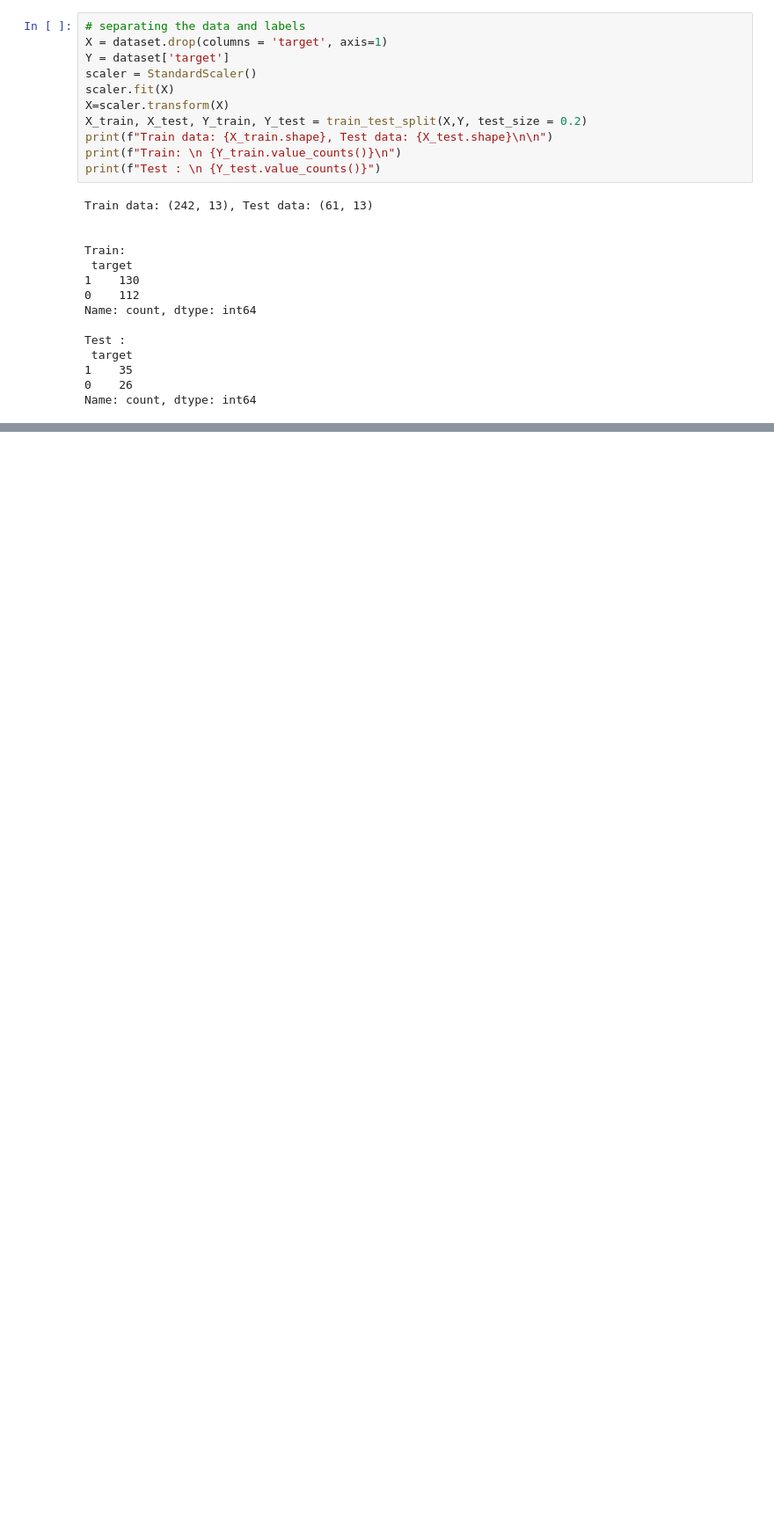
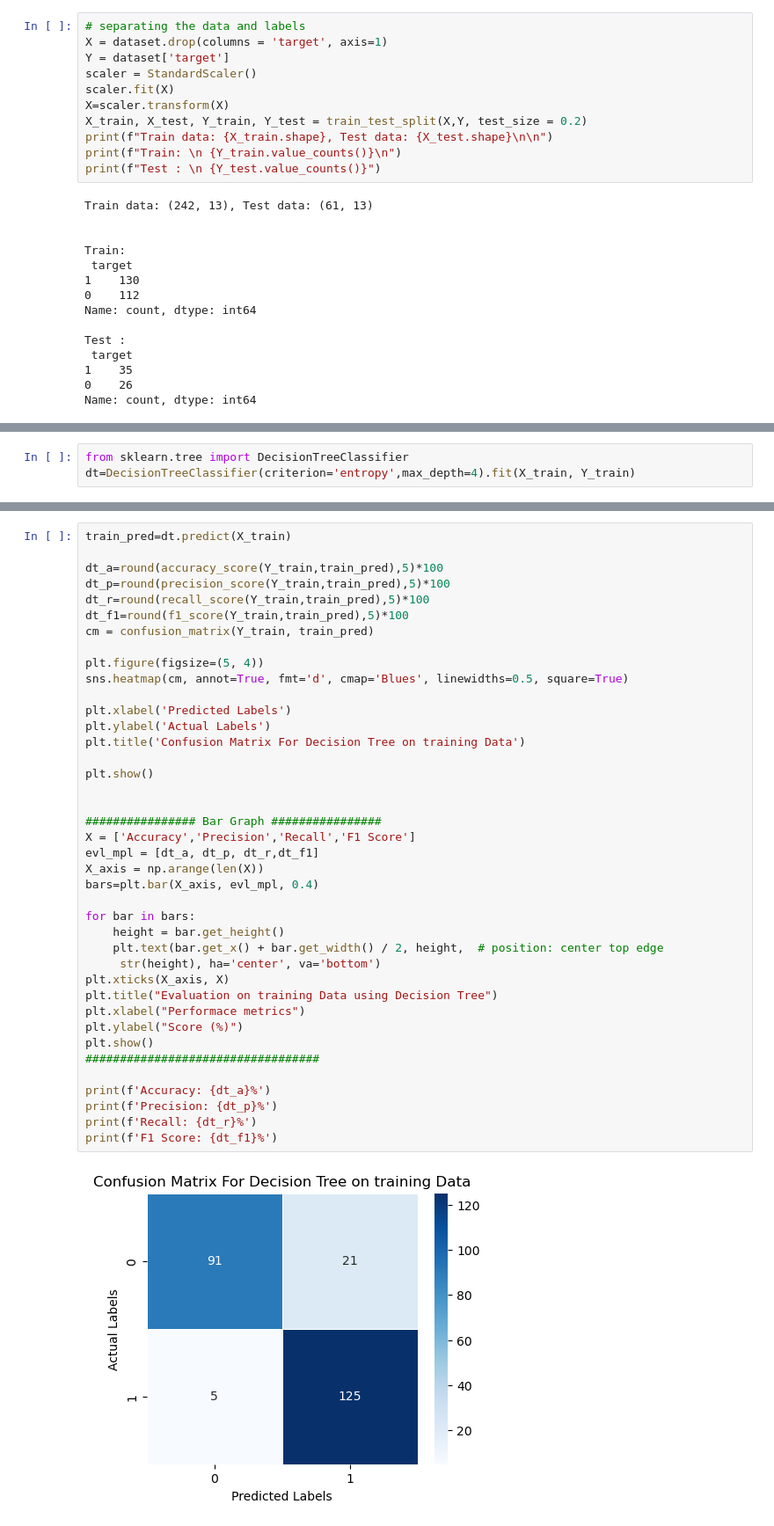
Before and after one commit to Dharmendrathapa3/Heart-Disease, a Jupyter notebook: Heart_Disease.ipynb, the cells around one changed output, grey strips where cells are left out. Shown at 88% size. Cells and saved outputs as stored; diff of their text form; blank space fills up the shorter version.

Commit message:
Applying Decision Tree

```diff
--- a/Heart_Disease.ipynb
+++ b/Heart_Disease.ipynb
@@ -77,0 +80,3 @@ Name: count, dtype: int64
+# %%
+from sklearn.tree import DecisionTreeClassifier
+dt=DecisionTreeClassifier(criterion='entropy',max_depth=4).fit(X_train, Y_train)
@@ -77,0 +85,42 @@ Name: count, dtype: int64
+# %%
+train_pred=dt.predict(X_train)
+
+dt_a=round(accuracy_score(Y_train,train_pred),5)*100
+dt_p=round(precision_score(Y_train,train_pred),5)*100
+dt_r=round(recall_score(Y_train,train_pred),5)*100
+dt_f1=round(f1_score(Y_train,train_pred),5)*100
+cm = confusion_matrix(Y_train, train_pred)
+
+plt.figure(figsize=(5, 4))
+sns.heatmap(cm, annot=True, fmt='d', cmap='Blues', linewidths=0.5, square=True)
+
+plt.xlabel('Predicted Labels')
+plt.ylabel('Actual Labels')
+plt.title('Confusion Matrix For Decision Tree on training Data')
+
+plt.show()
+
+
+################ Bar Graph ################
+X = ['Accuracy','Precision','Recall','F1 Score']
+evl_mpl = [dt_a, dt_p, dt_r,dt_f1]
+X_axis = np.arange(len(X))
+bars=plt.bar(X_axis, evl_mpl, 0.4)
+
+for bar in bars:
+    height = bar.get_height()
+    plt.text(bar.get_x() + bar.get_width() / 2, height,  # position: center top edge
+     str(height), ha='center', va='bottom')
+plt.xticks(X_axis, X)
+plt.title("Evaluation on training Data using Decision Tree")
+plt.xlabel("Performace metrics")
+plt.ylabel("Score (%)")
+plt.show()
+##################################
+
+print(f'Accuracy: {dt_a}%')
+print(f'Precision: {dt_p}%')
+print(f'Recall: {dt_r}%')
+print(f'F1 Score: {dt_f1}%')
+# %% [output]
+[figure, added]
```
Also changed, not shown: parts of 6 cells of this notebook.
